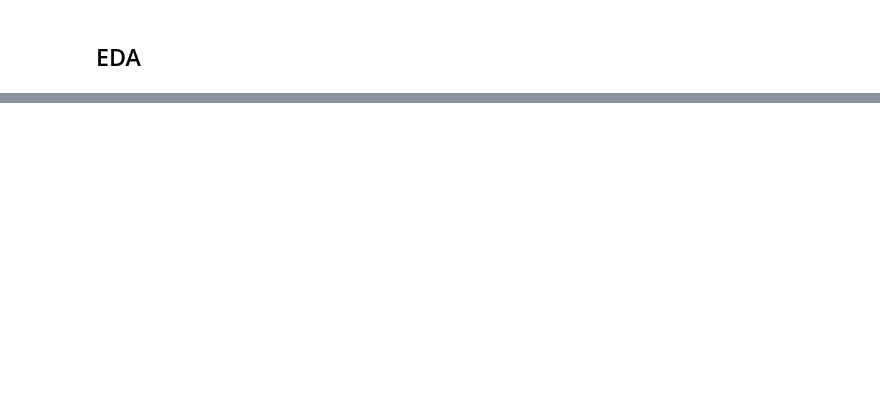
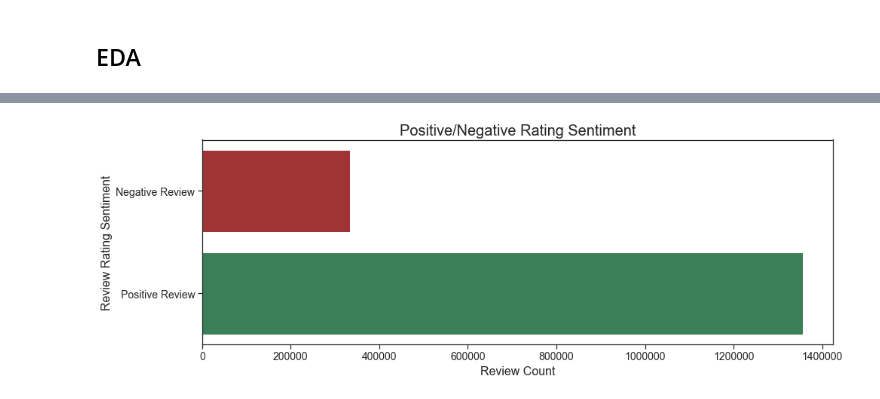
Before and after one commit to Z-Palamara/Capstone_2, a Jupyter notebook: Capstone 2 - Amazon Product Reviews.ipynb, the cells around one changed output, grey strips where cells are left out. Drawn from its saved outputs; the diff is of its cells as text; code cells hidden in the pictures; blank space fills up the shorter version.

```diff
--- a/Capstone 2 - Amazon Product Reviews.ipynb
+++ b/Capstone 2 - Amazon Product Reviews.ipynb
@@ -257,0 +215,14 @@ array([5.])
+# %%
+# Visualiztion the number of postive and negative reviews
+_ = plt.figure(figsize=(15,5))
+_ = sns.color_palette(['firebrick','seagreen'])
+_ = sns.countplot(y='binary_target', data=df, palette=_, orient='h')
+_ = sns.set_style("ticks")
+_ = plt.yticks([0,1],['Negative Review','Positive Review'], fontsize=14)
+_ = plt.xticks(fontsize=14)
+_ = plt.ylabel('Review Rating Sentiment',fontsize=16)
+_ = plt.xlabel('Review Count',fontsize=16)
+_ = plt.title('Positive/Negative Rating Sentiment',fontsize=20)
+# It is pretty clear that the majority of the reviews are positive
+# %% [output]
+[figure, added]
```
Also changed, not shown: parts of 81 cells of this notebook.
